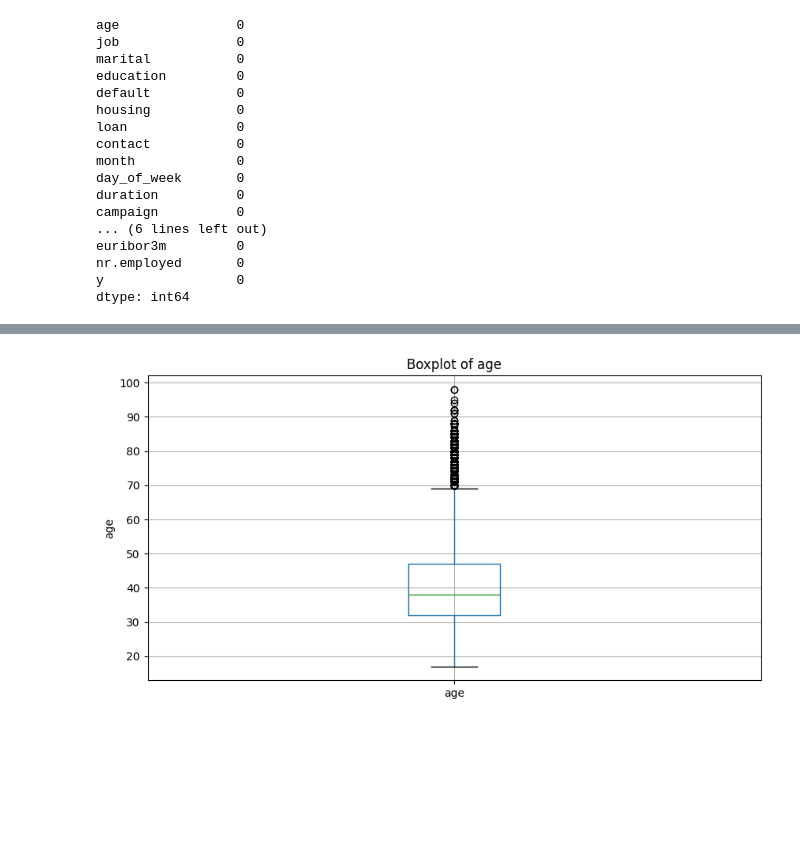
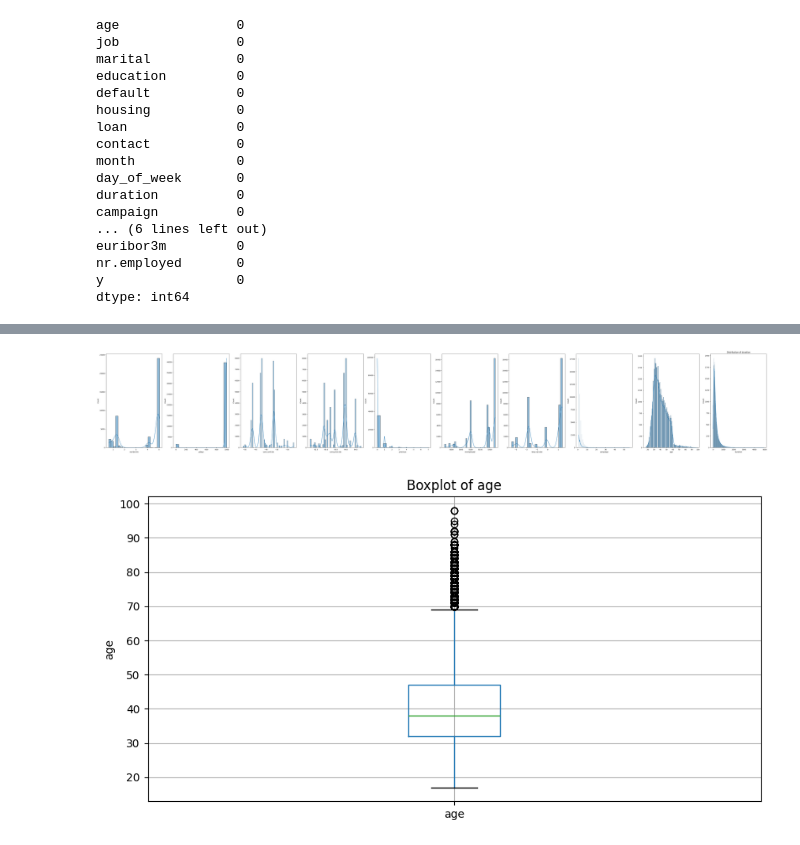
Before and after one commit to ju4n-avendanoa/Diplomado, a Jupyter notebook: Bank_Marketing.ipynb, the cells around one changed output, grey strips where cells are left out. Saved outputs shown, nothing was run; the diff lists cells and outputs as text; code cells hidden in the pictures; blank space fills up the shorter version.

```diff
--- a/Bank_Marketing.ipynb
+++ b/Bank_Marketing.ipynb
@@ -167,3 +251,7 @@ eda_categorical_charts(df.select_dtypes('O'))
+# %%
+check_normal(df)
+# %% [output]
+[figure, added]
 # %%
 def boxplot_charts(df):
 
```
Also changed, not shown: parts of 31 cells of this notebook, 2 other files.
